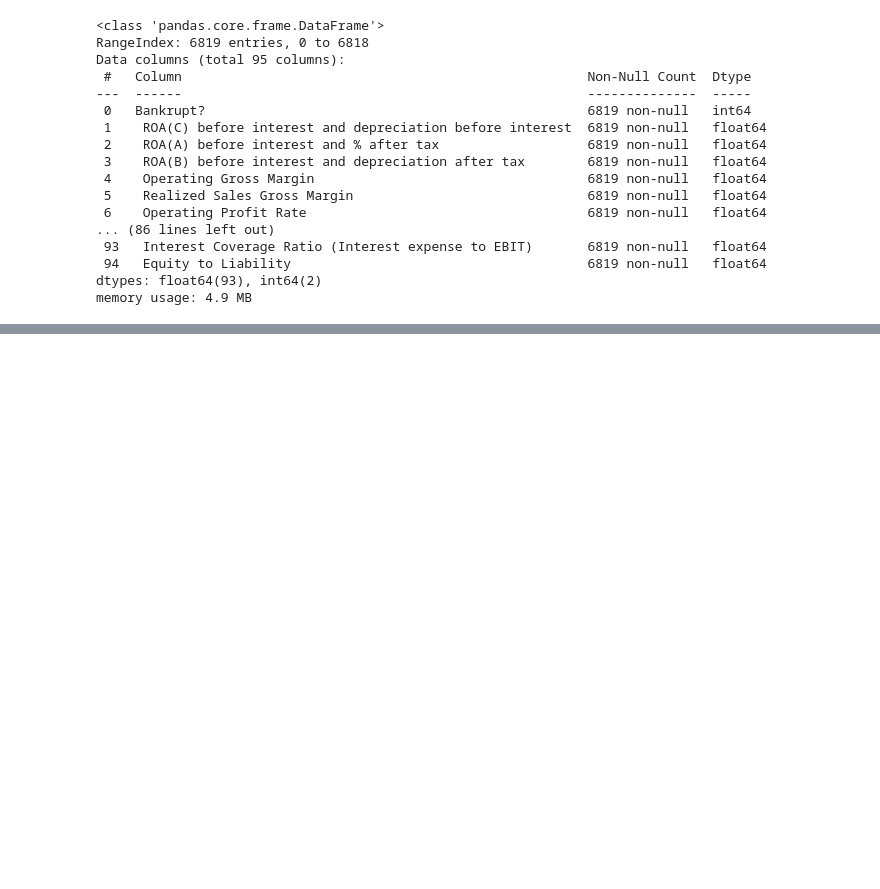
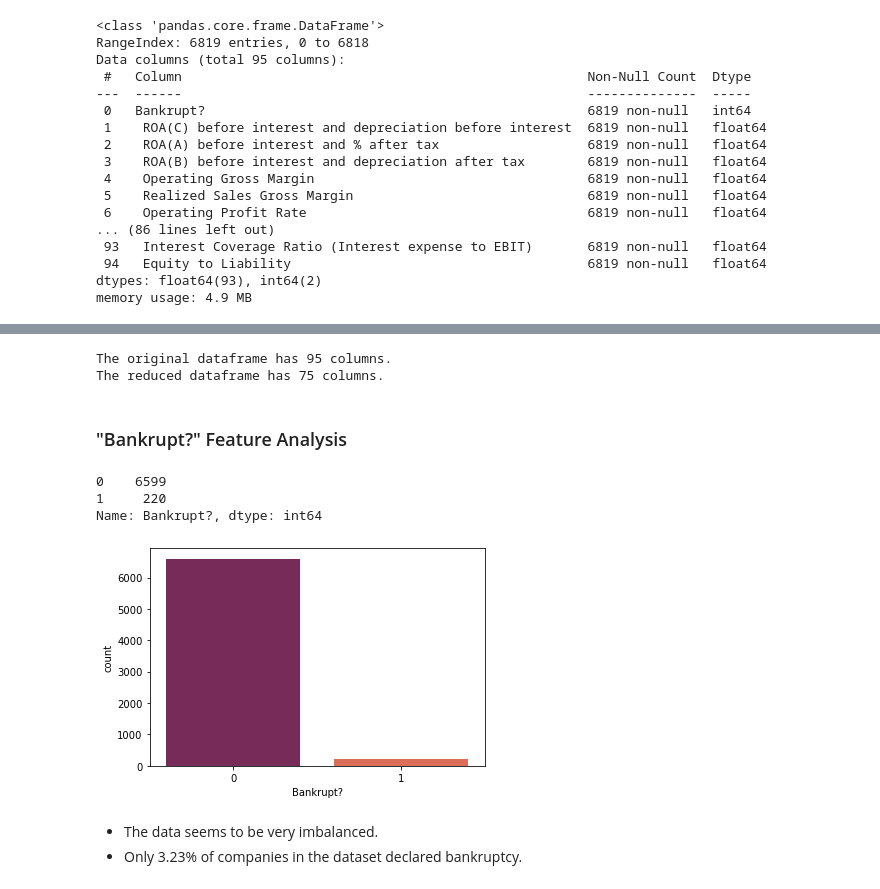
Before and after one commit to simrank3/TCB_Loan_Approval_Process, a Jupyter notebook: notebook.ipynb, the cells around one changed output, grey strips where cells are left out. Cells and saved outputs as stored; diff of their text form; code cells hidden in the pictures; blank space fills up the shorter version.

```diff
--- a/notebook.ipynb
+++ b/notebook.ipynb
@@ -156,0 +175,30 @@ memory usage: 4.9 MB
+# %%
+print("The original dataframe has {} columns.".format(df.shape[1]))
+# Calculate the correlation matrix and take the absolute value
+corr_matrix = df.corr().abs()
+
+# Create a True/False mask and apply it
+mask = np.triu(np.ones_like(corr_matrix, dtype=bool))
+tri_df = corr_matrix.mask(mask)
+
+# List column names of highly correlated features (r > 0.90)
+to_drop = [c for c in tri_df.columns if any(tri_df[c] >  0.90)]
+reduced_df = df.drop(to_drop, axis=1) # Drop the features
+print("The reduced dataframe has {} columns.".format(reduced_df.shape[1]))
+# %% [output]
+The original dataframe has 95 columns.
+The reduced dataframe has 75 columns.
+# %% [markdown]
+### "Bankrupt?" Feature Analysis
+# %%
+# Plot countplot for Bankrupt? feature
+sns.countplot(data=df,x='Bankrupt?',palette="rocket");
+df['Bankrupt?'].value_counts()
+# %% [output]
+0    6599
+1     220
+Name: Bankrupt?, dtype: int64
+[figure, added]
+# %% [markdown]
+* The data seems to be very imbalanced.
+* Only 3.23% of companies in the dataset declared bankruptcy.
```
Also changed, not shown: parts of 14 cells of this notebook.
